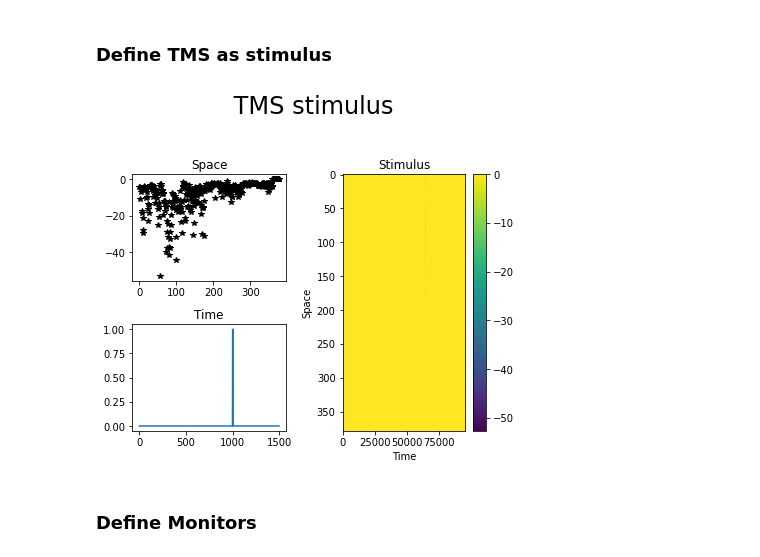
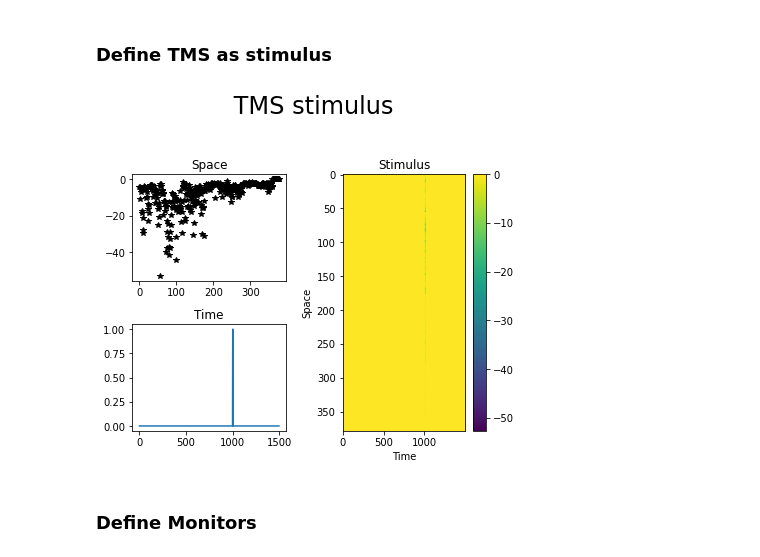
Before and after one commit to anujanegi/TMS-simulation, a Jupyter notebook: TEP with Jansen RIt.ipynb, the cells around one changed output. Cells and saved outputs as stored; diff of their text form; code cells hidden in the pictures.

```diff
--- a/TEP with Jansen RIt.ipynb
+++ b/TEP with Jansen RIt.ipynb
@@ -21,11 +21,12 @@ legend_font = 12
 Populating the interactive namespace from numpy and matplotlib
 Populating the interactive namespace from numpy and matplotlib
 # %%
-PATH_TO_SC_HC = './data/HC/avg_healthy_normSC_mod.txt'
+PATH_TO_SC_HC = './data/HC/weights_HCP.txt'
 PATH_TO_TRACT_LENGTHS = './data/HC/tract_lengths_HCP.txt'
 PATH_TO_REGION_LABELS = './data/HC/region_labels_HCP.txt'
 
 PATH_TO_TMS_ELECTRIC_FIELD = './data/electric_fields/ernie FC6/ernie_EF_normE.json'
+# PATH_TO_TMS_ELECTRIC_FIELD = './data/electric_fields/ernie−leftM1/ernie_EF_normE.json'
 # %% [markdown]
 ### Visualise emperical data
 # %%
@@ -41,10 +45,12 @@ plt.show()
 ### Define TVB models
 # %%
 # TVB
+dt = 1
 neuron_model, heunint, default_cortex, white_matter, white_matter_coupling = get_brain_models(NMM='jansen_rit',
                                                                                              path_to_SC=PATH_TO_SC_HC,
                                                                                              path_to_region_labels=PATH_TO_REGION_LABELS,
-                                                                                             path_to_tract_lenghts=PATH_TO_TRACT_LENGTHS
+                                                                                             path_to_tract_lenghts=PATH_TO_TRACT_LENGTHS,
+                                                                                             dt=dt
                                                                                              )
 # %% [markdown]
 ### Define TMS parameters
@@ -86,13 +92,13 @@ Region index    Region label    Stimulus weighting
 ### Define TMS as stimulus
 # %%
 frequency = 500.0
-stimulus_onset = 1000
-duration = 1500
+stimulus_onset = 1e3
+duration = 1.5e3
 
-stimulus = get_stimulus(electric_field_strength*-1, white_matter, onset=stimulus_onset, frequency=frequency, duration=duration, type='rTMS')
+stimulus = get_stimulus(electric_field_strength*-1, white_matter, onset=stimulus_onset, frequency=frequency, duration=duration, type='rTMS', dt=dt)
 plot_stimulus(stimulus)
 # %% [output]
-[figure, old version]
+[figure, new version]
 # %% [markdown]
 ### Define Monitors
 # %%
```
Also changed, not shown: parts of 5 cells of this notebook.
